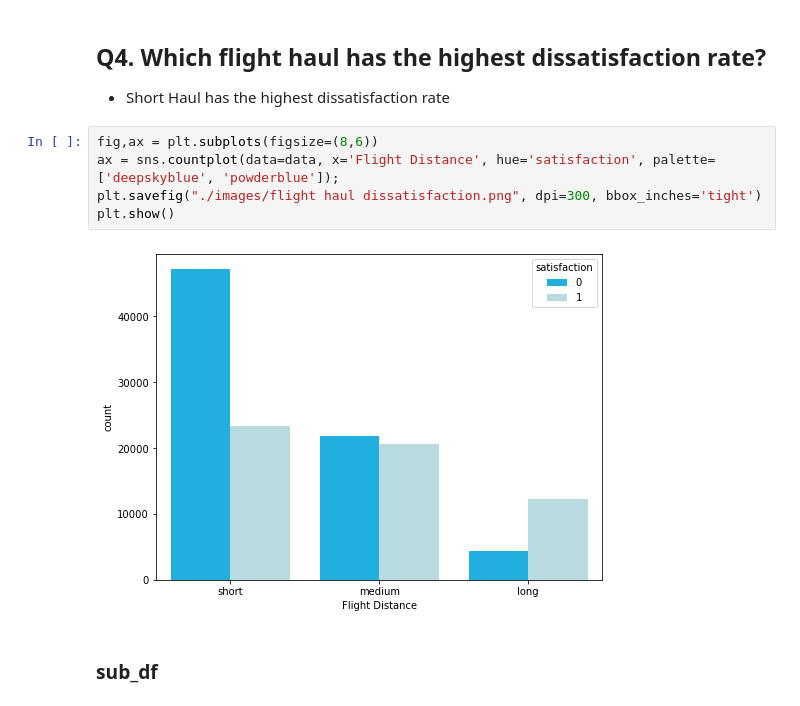
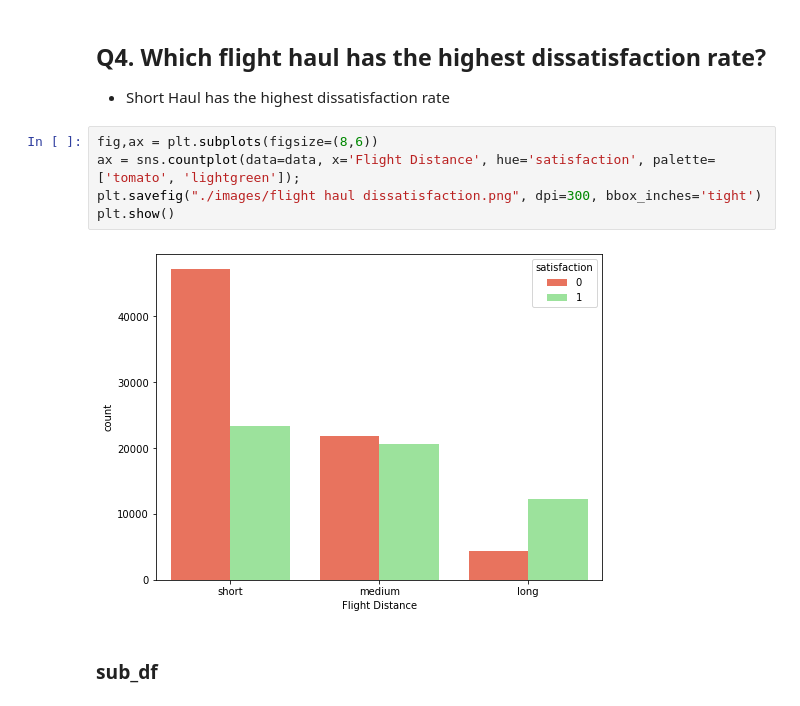
Before and after one commit to jingyunw/Airline_Passenger_Satisfaction_Analysis, a Jupyter notebook: Airline-Passenger-Satisfaction.ipynb, the cells around one changed output. Drawn from its saved outputs; the diff is of its cells as text.

```diff
--- a/Airline-Passenger-Satisfaction.ipynb
+++ b/Airline-Passenger-Satisfaction.ipynb
@@ -1812,11 +1859,11 @@ def find_number_of_total_rating_of_45(survey_df, sub_df, sum_45_df):
 - Short Haul has the highest dissatisfaction rate
 # %%
 fig,ax = plt.subplots(figsize=(8,6))
-ax = sns.countplot(data=data, x='Flight Distance', hue='satisfaction', palette=['deepskyblue', 'powderblue']);
+ax = sns.countplot(data=data, x='Flight Distance', hue='satisfaction', palette=['tomato', 'lightgreen']);
 plt.savefig("./images/flight haul dissatisfaction.png", dpi=300, bbox_inches='tight')
 plt.show()
 # %% [output]
-[figure, old version]
+[figure, new version]
 # %% [markdown]
 ### sub_df
 # %%
```
Also changed, not shown: parts of 36 cells of this notebook, 4 other files.
